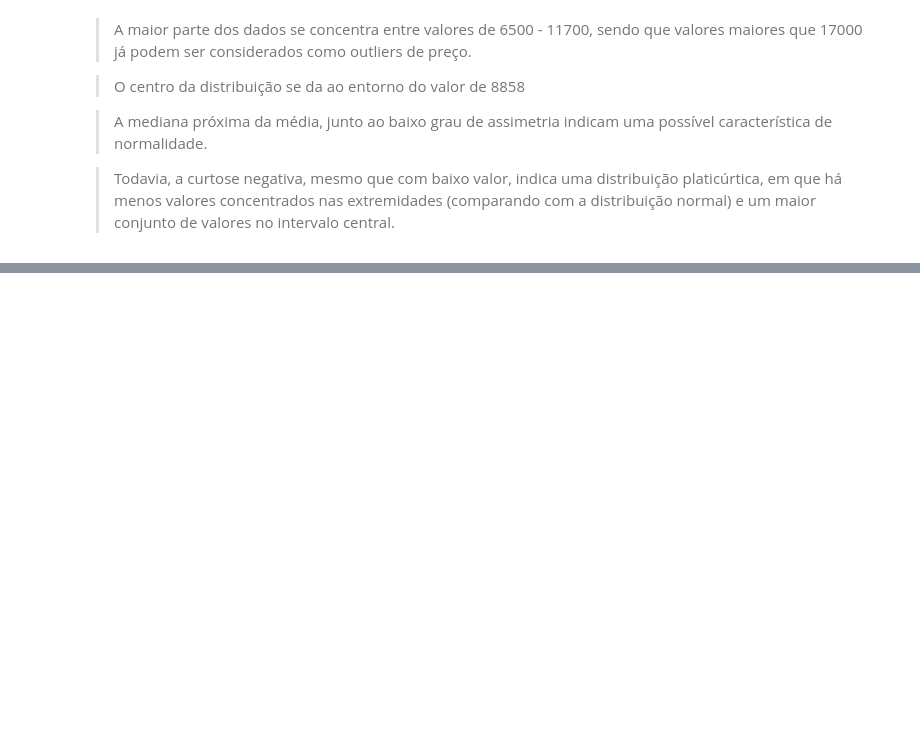
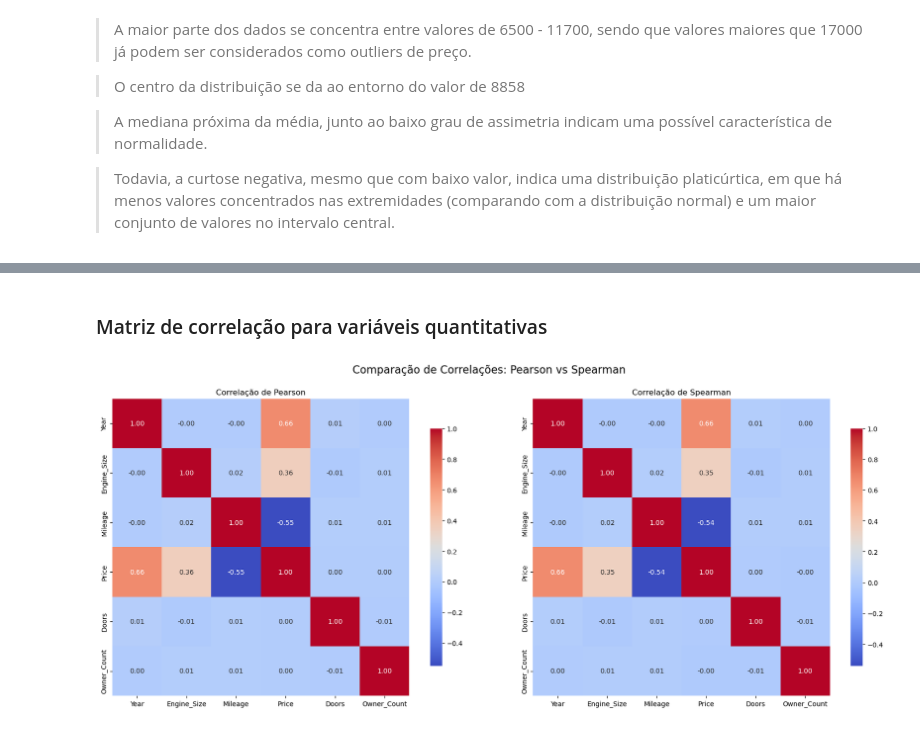
Before and after one commit to gabrielgvss/Regressao-Precos-Carros, a Jupyter notebook: notebooks/EDA.ipynb, the cells around one changed output, grey strips where cells are left out. Drawn from its saved outputs; the diff is of its cells as text; code cells hidden in the pictures; blank space fills up the shorter version.

```diff
--- a/notebooks/EDA.ipynb
+++ b/notebooks/EDA.ipynb
@@ -724,0 +759,27 @@ Limiar superior: 17747.25
+# %% [markdown]
+### Matriz de correlação para variáveis quantitativas
+# %%
+# Seleciona apenas as variáveis quantitativas
+variaveis_quantitativas = ['Year', 'Engine_Size', 'Mileage', 'Price', 'Doors', 'Owner_Count']
+df_variaveis_quantitativas = df[variaveis_quantitativas].copy()
+
+# Calcula as duas matrizes de correlação
+correlacao_pearson = df_variaveis_quantitativas.corr(method='pearson')
+correlacao_spearman = df_variaveis_quantitativas.corr(method='spearman')
+
+# Cria a figura com dois subplots lado a lado
+fig, axs = plt.subplots(1, 2, figsize=(18, 7))
+
+# Pearson
+sns.heatmap(correlacao_pearson, annot=True, fmt='.2f', cmap='coolwarm', square=True, ax=axs[0], cbar_kws={"shrink": .8})
+axs[0].set_title('Correlação de Pearson')
+
+# Spearman
+sns.heatmap(correlacao_spearman, annot=True, fmt='.2f', cmap='coolwarm', square=True, ax=axs[1], cbar_kws={"shrink": .8})
+axs[1].set_title('Correlação de Spearman')
+
+plt.suptitle('Comparação de Correlações: Pearson vs Spearman', fontsize=16, y=1.02)
+plt.tight_layout()
+plt.show()
+# %% [output]
+[figure, added]
```
Also changed, not shown: parts of 35 cells of this notebook, 1 other file.
